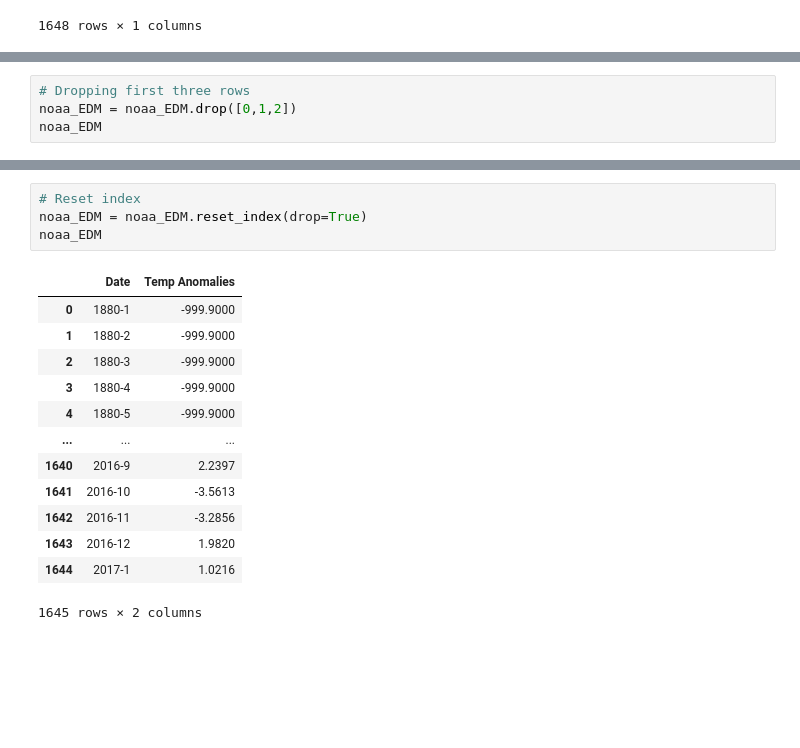
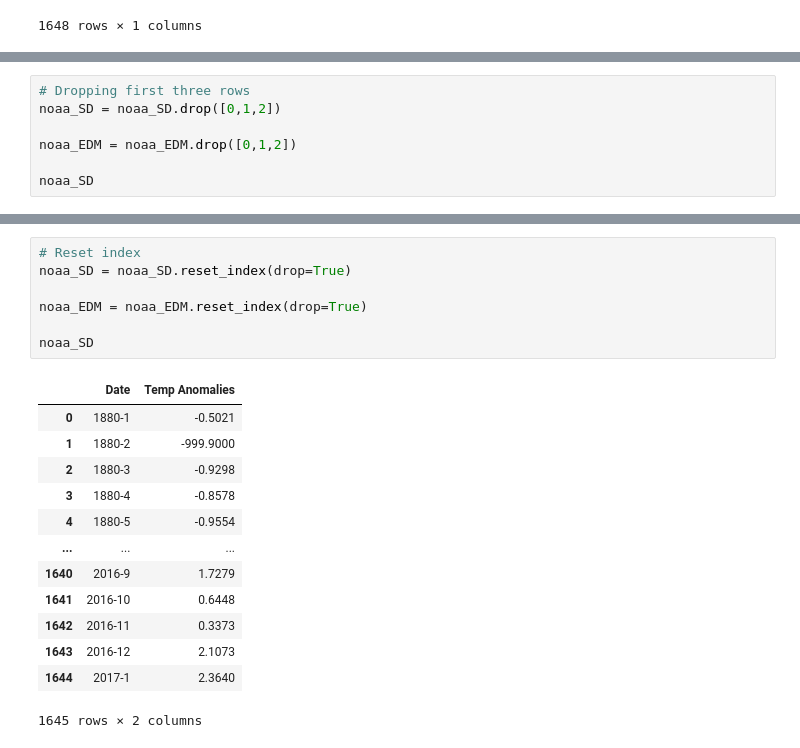
Before and after one commit to jordan-gilmartin/cuyamaca-climatology-analysis, a Jupyter notebook: cuyamaca-climatology-analysis.ipynb, the cells around one changed output, grey strips where cells are left out. Cells and saved outputs as stored; diff of their text form; blank space fills up the shorter version.

```diff
--- a/cuyamaca-climatology-analysis.ipynb
+++ b/cuyamaca-climatology-analysis.ipynb
@@ -744,7 +734,10 @@ noaa_EDM
 1648 rows × 2 columns
 # %%
 # Dropping first three rows
+noaa_SD = noaa_SD.drop([0,1,2])
+
 noaa_EDM = noaa_EDM.drop([0,1,2])
-noaa_EDM
+
+noaa_SD
 # %% [output]
 |  | Date | Temp Anomalies |
@@ -762,19 +755,22 @@ noaa_EDM
 1645 rows × 2 columns
 # %%
 # Reset index
+noaa_SD = noaa_SD.reset_index(drop=True)
+
 noaa_EDM = noaa_EDM.reset_index(drop=True)
-noaa_EDM
+
+noaa_SD
 # %% [output]
 |  | Date | Temp Anomalies |
-| 0 | 1880-1 | -999.9000 |
+| 0 | 1880-1 | -0.5021 |
 | 1 | 1880-2 | -999.9000 |
-| 2 | 1880-3 | -999.9000 |
-| 3 | 1880-4 | -999.9000 |
-| 4 | 1880-5 | -999.9000 |
+| 2 | 1880-3 | -0.9298 |
+| 3 | 1880-4 | -0.8578 |
+| 4 | 1880-5 | -0.9554 |
 | ... | ... | ... |
-| 1640 | 2016-9 | 2.2397 |
-| 1641 | 2016-10 | -3.5613 |
-| 1642 | 2016-11 | -3.2856 |
-| 1643 | 2016-12 | 1.9820 |
-| 1644 | 2017-1 | 1.0216 |
+| 1640 | 2016-9 | 1.7279 |
+| 1641 | 2016-10 | 0.6448 |
+| 1642 | 2016-11 | 0.3373 |
+| 1643 | 2016-12 | 2.1073 |
+| 1644 | 2017-1 | 2.3640 |
 1645 rows × 2 columns
```
Also changed, not shown: parts of 9 cells of this notebook.
